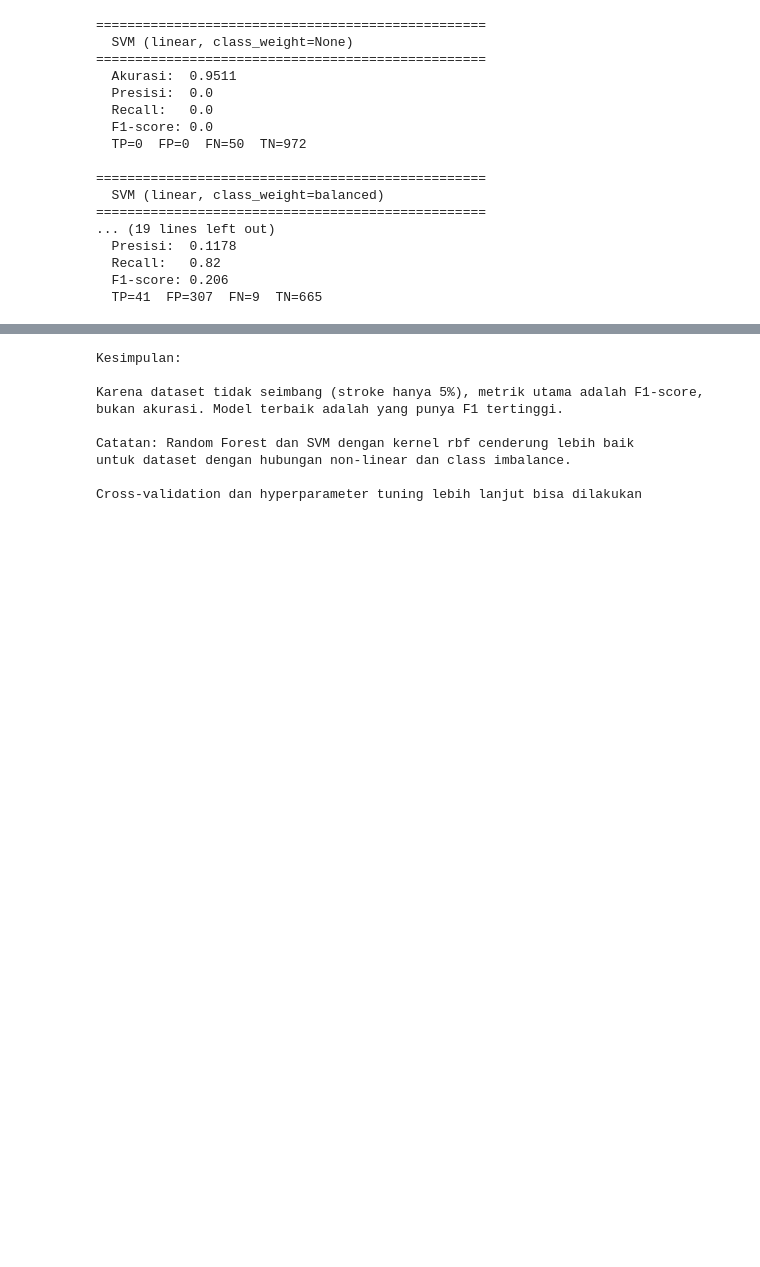
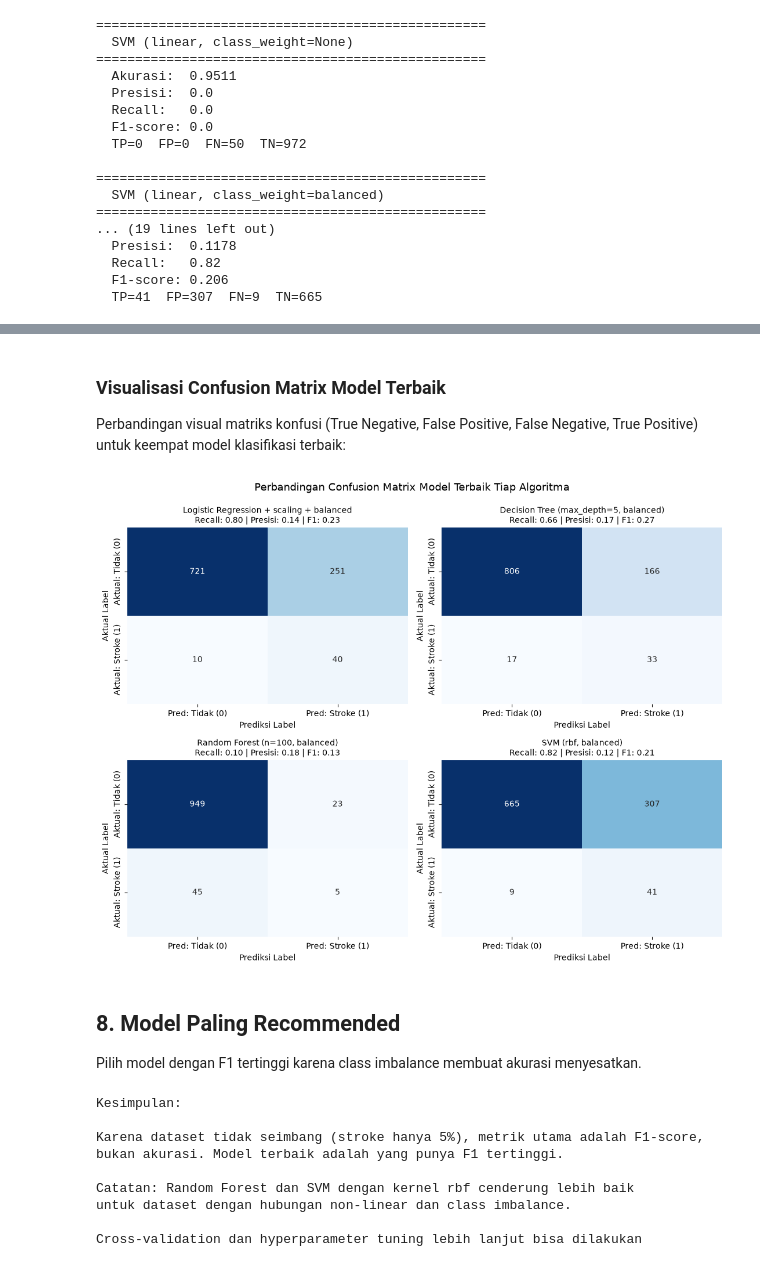
Before and after one commit to ravi-arnan/machine-learning, a Jupyter notebook: colab-hasil/04_model_library_hasil.ipynb, the cells around one changed output, grey strips where cells are left out. Cells and saved outputs as stored; diff of their text form; code cells hidden in the pictures; blank space fills up the shorter version.

Commit message:
feat: tambahkan visualisasi confusion matrix 4 model di 04_model_library

```diff
--- a/colab-hasil/04_model_library_hasil.ipynb
+++ b/colab-hasil/04_model_library_hasil.ipynb
@@ -90,3 +114,26 @@ def cetak_hasil(nama, hasil):
     print(f"  Recall:   {hasil['recall']}")
     print(f"  F1-score: {hasil['f1']}")
     print(f"  TP={hasil['tp']}  FP={hasil['fp']}  FN={hasil['fn']}  TN={hasil['tn']}")
+def plot_confusion_matrix(y_true, y_pred, judul, ax=None):
+    """Visualisasi confusion matrix dalam bentuk heatmap."""
+    cm = confusion_matrix(y_true, y_pred)
+    sns.heatmap(
+        cm,
+        annot=True,
+        fmt="d",
+        cmap="Blues",
+        cbar=False,
+        ax=ax,
+        xticklabels=["Pred: Tidak (0)", "Pred: Stroke (1)"],
+        yticklabels=["Aktual: Tidak (0)", "Aktual: Stroke (1)"],
+    )
+    if ax:
+        ax.set_title(judul, fontsize=10)
+        ax.set_xlabel("Prediksi Label")
+        ax.set_ylabel("Aktual Label")
+    else:
+        plt.title(judul, fontsize=11)
+        plt.xlabel("Prediksi Label")
+        plt.ylabel("Aktual Label")
+        plt.tight_layout()
+        plt.show()
@@ -229,4 +288,27 @@ Random Forest (n=100, balanced)                 0.9521      1.0     0.02   0.039
 SVM (rbf, balanced)                             0.6908   0.1178     0.82    0.206
+# %% [markdown]
+### Visualisasi Confusion Matrix Model Terbaik
+
+Perbandingan visual matriks konfusi (True Negative, False Positive, False Negative, True Positive) untuk keempat model klasifikasi terbaik:
+# %%
+fig, axes = plt.subplots(2, 2, figsize=(11, 8.5))
+axes = axes.ravel()
+
+for i, (nama, model, X_te) in enumerate(model_terbaik):
+    hasil, y_pred = evaluasi_model(model, X_te, y_test)
+    rec, prec, f1 = hasil["recall"], hasil["presisi"], hasil["f1"]
+    judul = f"{nama}\nRecall: {rec:.2f} | Presisi: {prec:.2f} | F1: {f1:.2f}"
+    plot_confusion_matrix(y_test, y_pred, judul, ax=axes[i])
+
+plt.suptitle("Perbandingan Confusion Matrix Model Terbaik Tiap Algoritma", fontsize=13, y=0.99)
+plt.tight_layout()
+plt.show()
+# %% [output]
+[figure, added]
+# %% [markdown]
+## 8. Model Paling Recommended
+
+Pilih model dengan F1 tertinggi karena class imbalance membuat akurasi menyesatkan.
 # %%
 print("Kesimpulan:")
 print()
```
Also changed, not shown: parts of 12 cells of this notebook, 1 other file.
